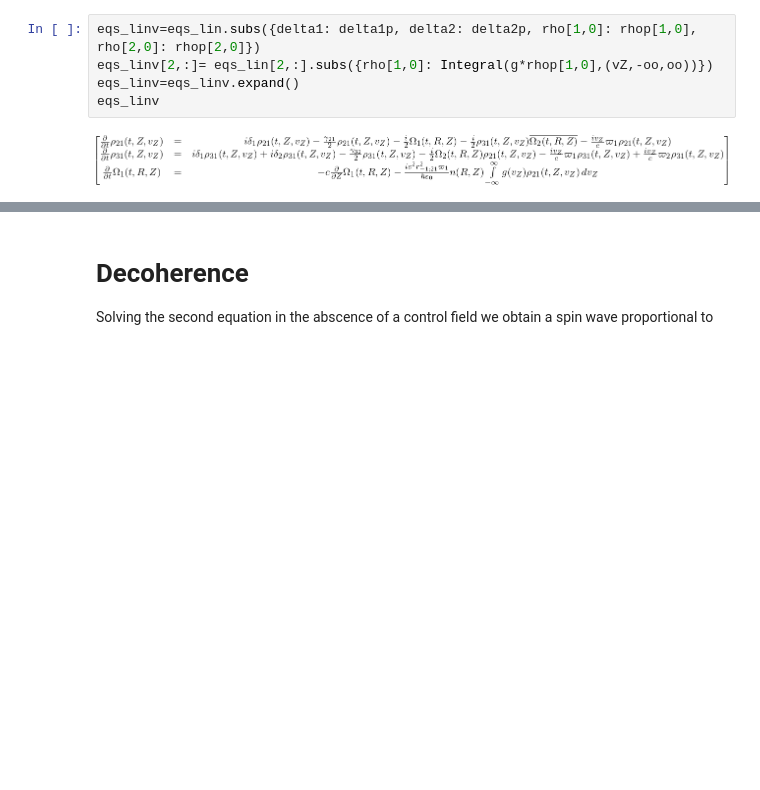
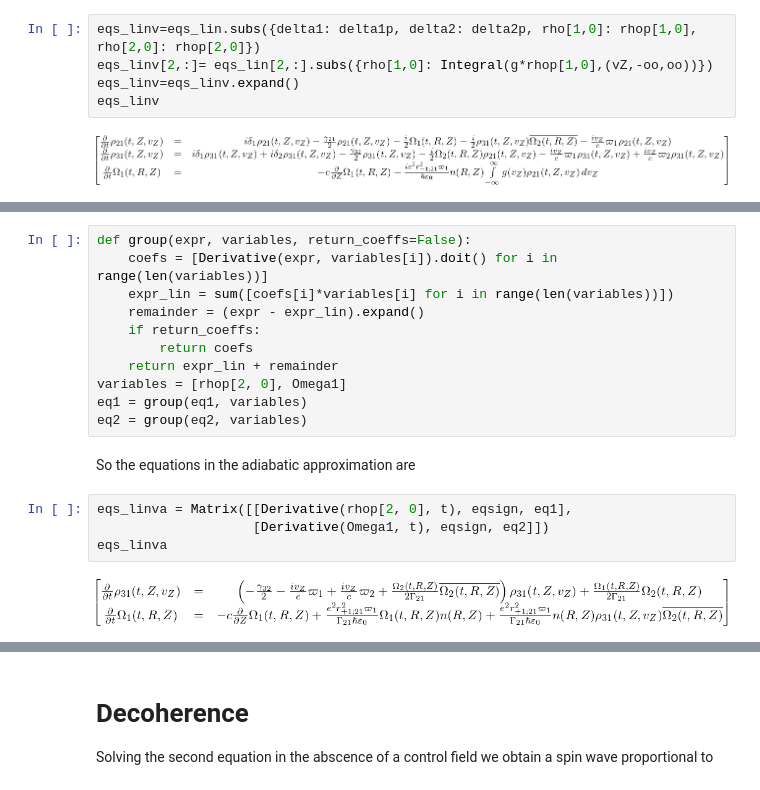
Before and after one commit to oscarlazoarjona/quantum_memories, a Jupyter notebook: examples/orca/Orca memory equations.ipynb, the cells around one changed output, grey strips where cells are left out. Cells and saved outputs as stored; diff of their text form; blank space fills up the shorter version.

```diff
--- a/examples/orca/Orca memory equations.ipynb
+++ b/examples/orca/Orca memory equations.ipynb
@@ -814,0 +726,19 @@ eqs_linv
+# %%
+def group(expr, variables, return_coeffs=False):
+    coefs = [Derivative(expr, variables[i]).doit() for i in range(len(variables))]
+    expr_lin = sum([coefs[i]*variables[i] for i in range(len(variables))])
+    remainder = (expr - expr_lin).expand()
+    if return_coeffs:
+        return coefs
+    return expr_lin + remainder
+variables = [rhop[2, 0], Omega1]
+eq1 = group(eq1, variables)
+eq2 = group(eq2, variables)
+# %% [markdown]
+So the equations in the adiabatic approximation are
+# %%
+eqs_linva = Matrix([[Derivative(rhop[2, 0], t), eqsign, eq1],
+                    [Derivative(Omega1, t), eqsign, eq2]])
+eqs_linva
+# %% [output]
+[figure, added]
```
Also changed, not shown: parts of 123 cells of this notebook, 7 other files.
